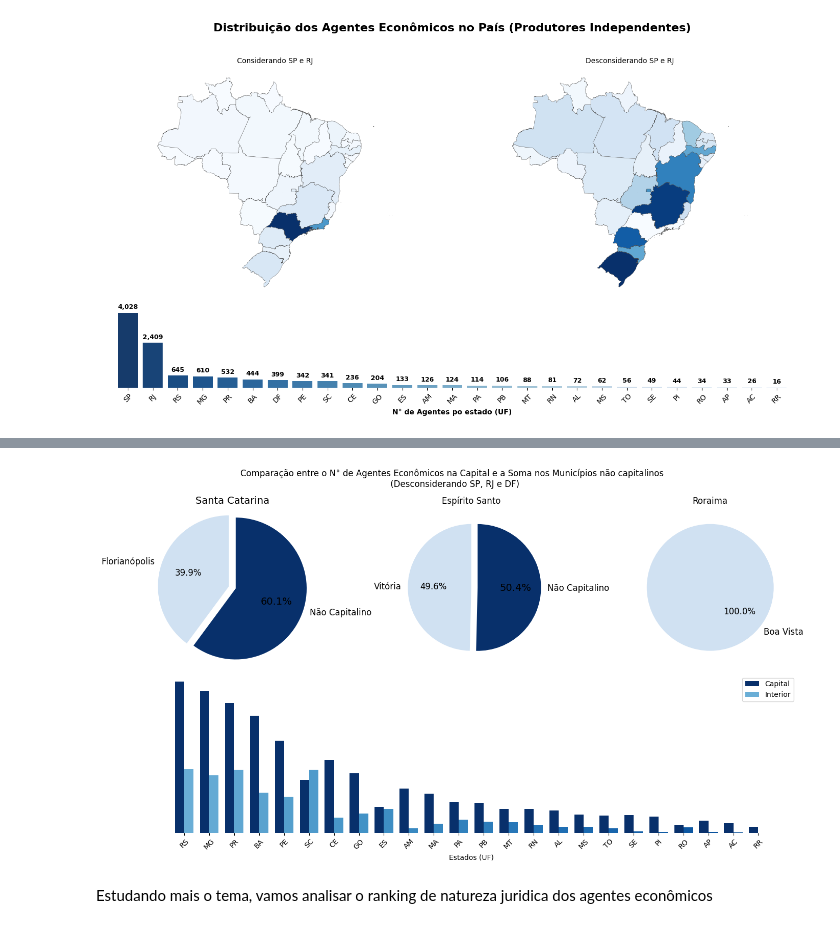
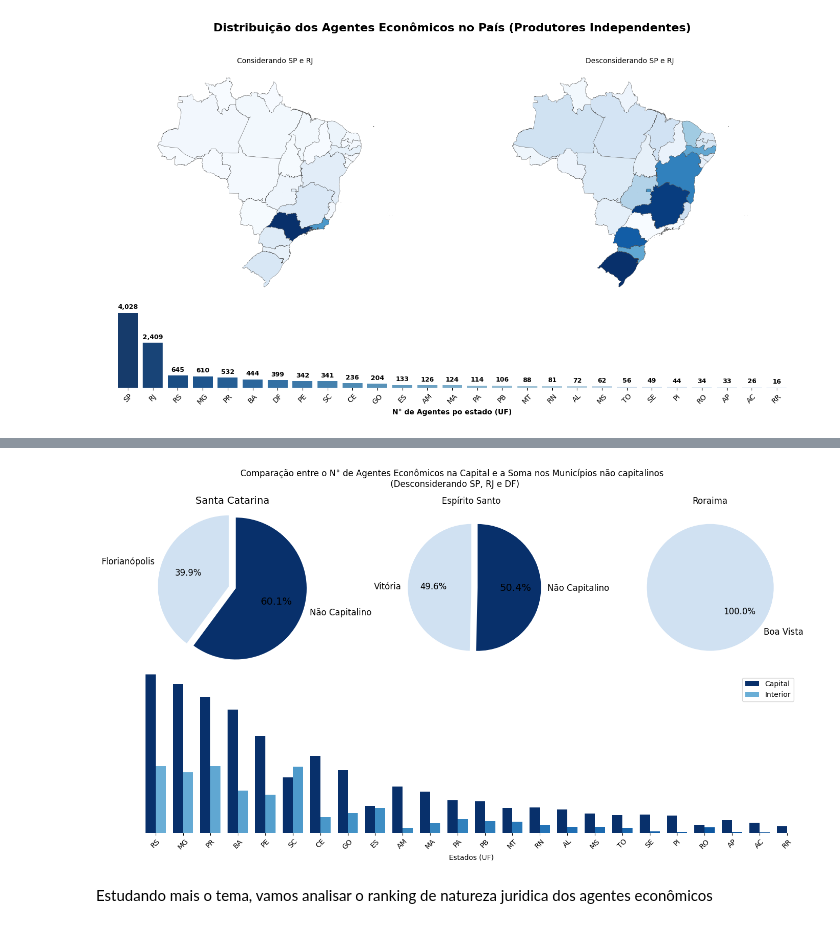
Before and after one commit to fonsecadados/AgenciaNacionalDoCinema_ANCINE, a Jupyter notebook: ANCINE_DesafiosEOportunidades.ipynb, the cells around one changed output, grey strips where cells are left out. Cells and saved outputs as stored; diff of their text form; code cells hidden in the pictures.

```diff
--- a/ANCINE_DesafiosEOportunidades.ipynb
+++ b/ANCINE_DesafiosEOportunidades.ipynb
@@ -516,34 +548,35 @@ ax3.spines['bottom'].set_visible(False)
 
 #############
 #Criação do Plot com 3 gráficos
 #Gráfico de barras
 bar_width = 0.37 #largura das barras
 r1 = np.arange(len(estados)) #posição das barras
 r2 = [x + bar_width for x in r1] #posição das barras
 cores_int = plt.cm.Blues(np.linspace(0.5, 0.9, len(estados))) #definindo cores
 cores_cap = plt.cm.Blues(np.linspace(1, 2, len(estados))) #definindo cores
 
 ax4 = plt.subplot(gs[1, :])
 # Plot das capitais
 ax4 = plt.bar(r1, [c.values[0] for c in capitais], color=cores_cap, width=bar_width, label='Capital')
 
 # Plot dos interiores
 ax4 = plt.bar(r2, [i.values[0] for i in interiores], color=cores_int, width=bar_width, label='Interior')
 
 ax4 = plt.xlabel('Estados (UF)', fontsize=10)
 ax4 = plt.ylabel(None)
 ax4 = plt.xticks([r + bar_width/2 for r in range(len(estados))], estados)  # Definindo os rótulos do eixo x como os estados
 ax4 = plt.legend()
 ax4 = plt.xticks(rotation=45, fontweight='medium')
 ax4 = plt.yticks([])
+ax4 = plt.margins(False)
 ax4 = plt.box([])
 
 plt.suptitle('Comparação entre o N° de Agentes Econômicos na Capital e a Soma nos Municípios não capitalinos \n (Desconsiderando SP, RJ e DF)')
 plt.subplots_adjust(top=0.87)
 plt.tight_layout()
 plt.show()
 # %% [output]
-[figure, old version]
+[figure, new version]
 # %% [markdown]
 Estudando mais o tema, vamos analisar o ranking de natureza juridica dos agentes econômicos
 # %%
```
Also changed, not shown: parts of 24 cells of this notebook, 30 other files.
